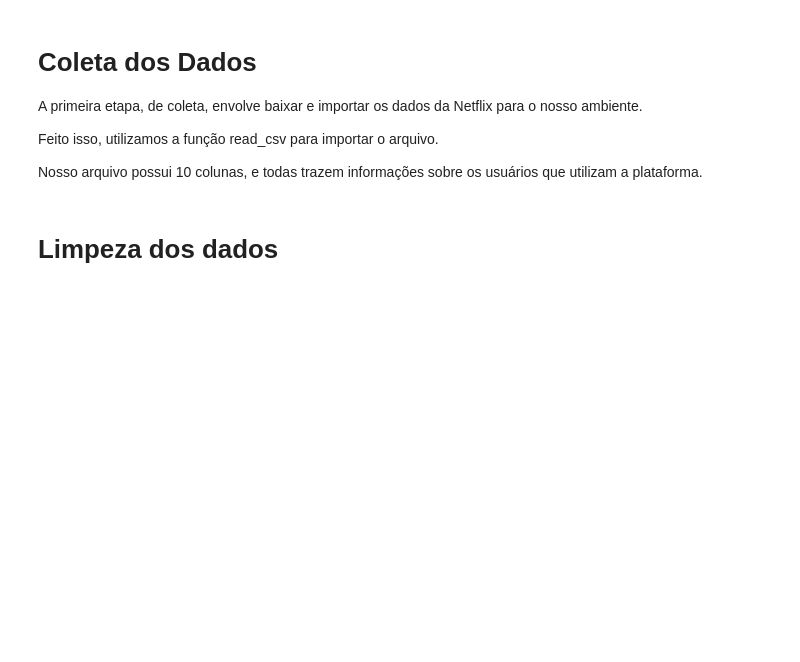
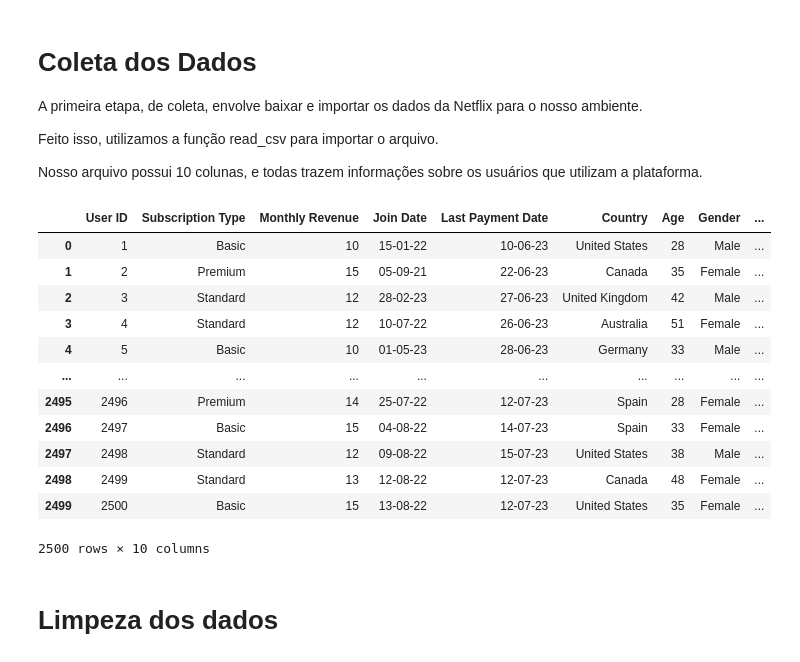
Before and after one commit to reprograma/on26-python-s14-analise-de-dados, a Jupyter notebook: material/aula_s14_parte1.ipynb, the cells around one changed output. Drawn from its saved outputs; the diff is of its cells as text; code cells hidden in the pictures; blank space fills up the shorter version.

```diff
--- a/material/aula_s14_parte1.ipynb
+++ b/material/aula_s14_parte1.ipynb
@@ -121,9 +121,24 @@ Feito isso, utilizamos a função read_csv para importar o arquivo.
 Nosso arquivo possui 10 colunas, e todas trazem informações sobre os usuários que utilizam a plataforma.
 # %%
 # importando os dados da Netflix
+#da nome  que faz sentido df=datafame
 
-df_netflix = pd.read_csv('netflix.csv')
+df_netflix = pd.read_csv('dados_netflix/netflix.csv')
 df_netflix
+# %% [output]
+|  | User ID | Subscription Type | Monthly Revenue | Join Date | Last Payment Date | Country | Age | Gender | ... |
+| 0 | 1 | Basic | 10 | 15-01-22 | 10-06-23 | United States | 28 | Male | ... |
+| 1 | 2 | Premium | 15 | 05-09-21 | 22-06-23 | Canada | 35 | Female | ... |
+| 2 | 3 | Standard | 12 | 28-02-23 | 27-06-23 | United Kingdom | 42 | Male | ... |
+| 3 | 4 | Standard | 12 | 10-07-22 | 26-06-23 | Australia | 51 | Female | ... |
+| 4 | 5 | Basic | 10 | 01-05-23 | 28-06-23 | Germany | 33 | Male | ... |
+| ... | ... | ... | ... | ... | ... | ... | ... | ... | ... |
+| 2495 | 2496 | Premium | 14 | 25-07-22 | 12-07-23 | Spain | 28 | Female | ... |
+| 2496 | 2497 | Basic | 15 | 04-08-22 | 14-07-23 | Spain | 33 | Female | ... |
+| 2497 | 2498 | Standard | 12 | 09-08-22 | 15-07-23 | United States | 38 | Male | ... |
+| 2498 | 2499 | Standard | 13 | 12-08-22 | 12-07-23 | Canada | 48 | Female | ... |
+| 2499 | 2500 | Basic | 15 | 13-08-22 | 12-07-23 | United States | 35 | Female | ... |
+2500 rows × 10 columns
 # %% [markdown]
 # Limpeza dos dados
 # %% [markdown]
```
Also changed, not shown: parts of 24 cells of this notebook, 16 other files.
